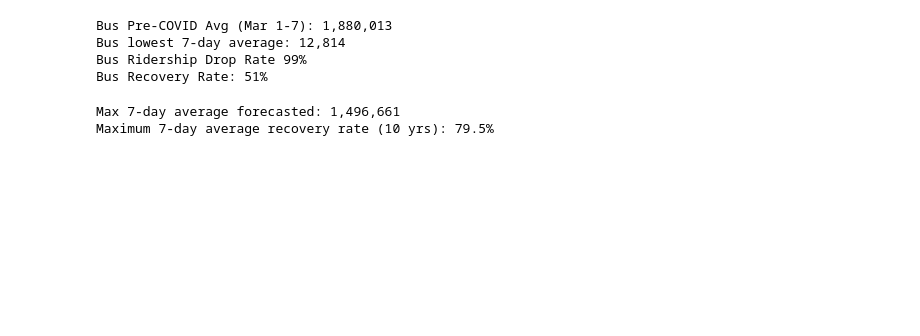
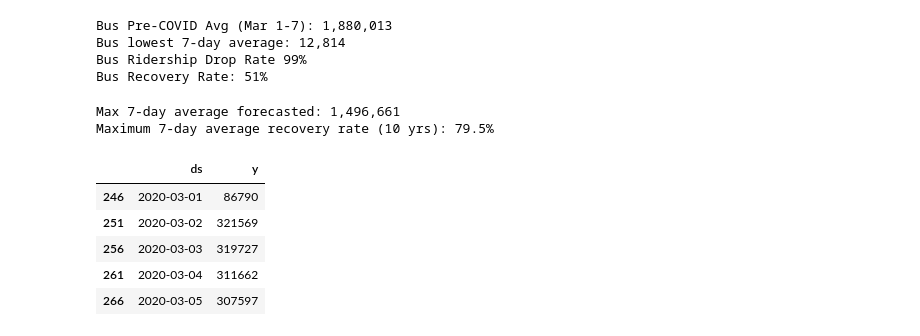
Before and after one commit to abdonkath/MTA_Ridership, a Jupyter notebook: mta.ipynb, the cells around one changed output. Saved outputs shown, nothing was run; the diff lists cells and outputs as text; code cells hidden in the pictures; blank space fills up the shorter version.

```diff
--- a/mta.ipynb
+++ b/mta.ipynb
@@ -694,3 +699,23 @@ print(f"Maximum 7-day average recovery rate (10 yrs): {recovery_rate_10yr:.1f}%"
 # %% [output]
 Max 7-day average forecasted: 1,496,661
 Maximum 7-day average recovery rate (10 yrs): 79.5%
+# %%
+lirr_df = df.loc[:,['Date', 'LIRR: Total Estimated Ridership']].copy()
+
+#Convert to datetime
+lirr_df['Date'] = pd.to_datetime(lirr_df['Date'])
+
+#Rename
+lirr_df.columns = ['ds', 'y']
+
+#Sort data
+lirr_df = lirr_df.sort_values('ds')
+
+lirr_df.head()
+# %% [output]
+|  | ds | y |
+| 246 | 2020-03-01 | 86790 |
+| 251 | 2020-03-02 | 321569 |
+| 256 | 2020-03-03 | 319727 |
+| 261 | 2020-03-04 | 311662 |
+| 266 | 2020-03-05 | 307597 |
```
Also changed, not shown: parts of 15 cells of this notebook, 1 other file.
